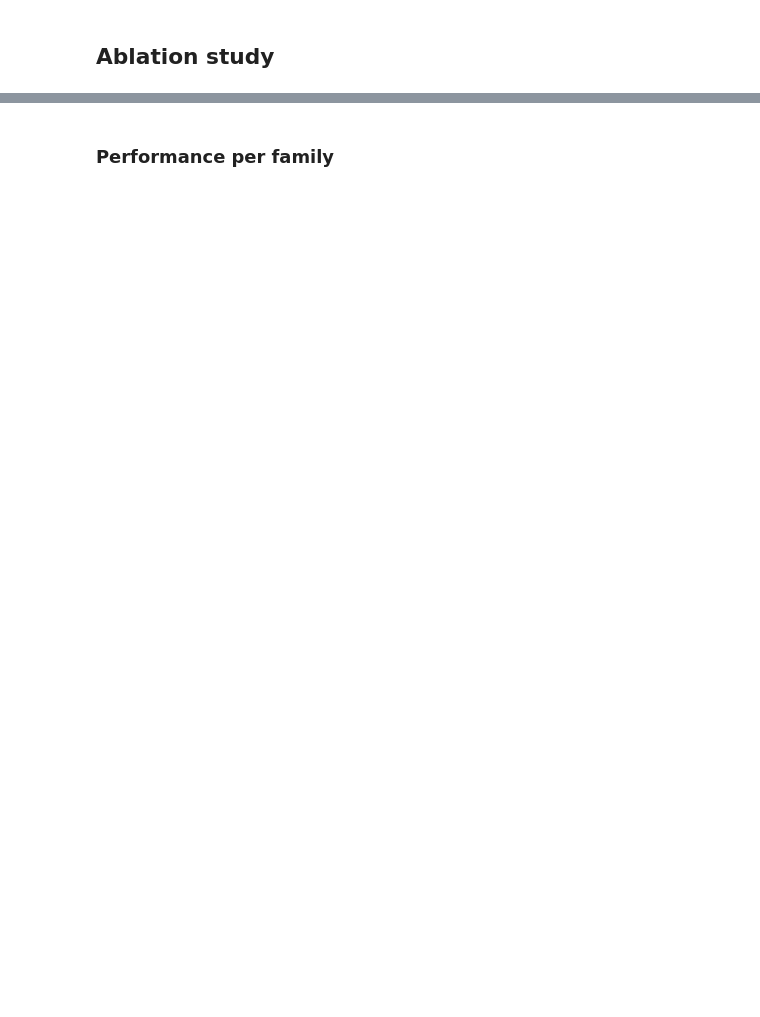
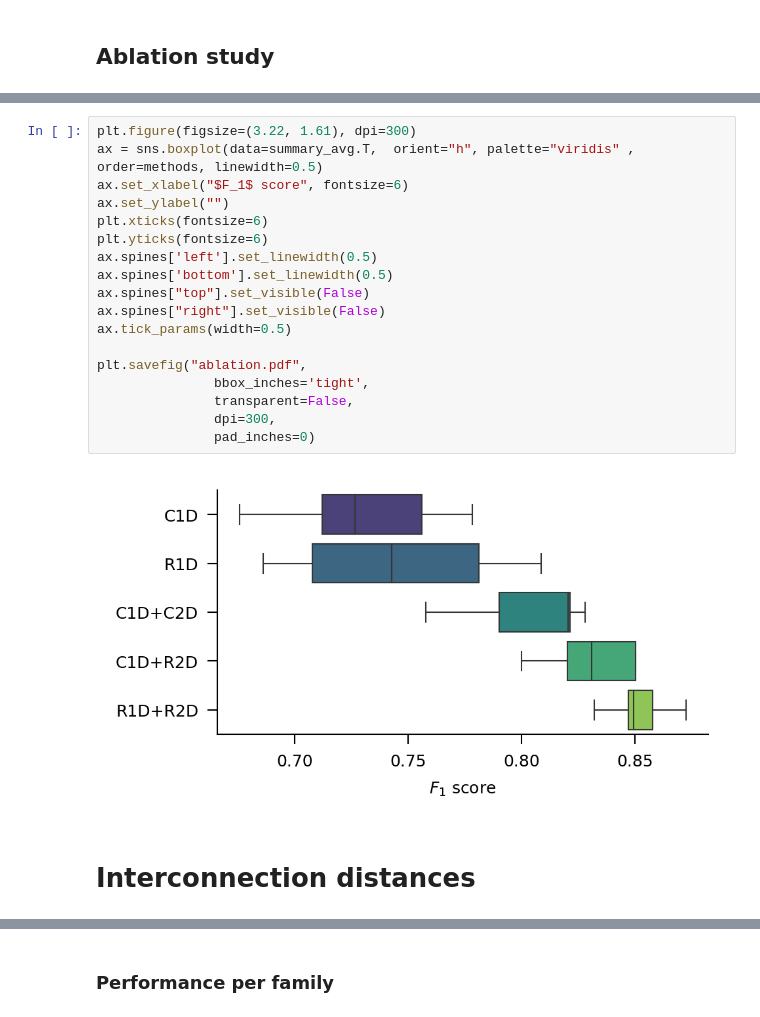
Before and after one commit to sinc-lab/sincFold, a Jupyter notebook: results/summary.ipynb, the cells around one changed output, grey strips where cells are left out. Drawn from its saved outputs; the diff is of its cells as text; blank space fills up the shorter version.

```diff
--- a/results/summary.ipynb
+++ b/results/summary.ipynb
@@ -68 +56,23 @@ dtype: float64
+# %%
+plt.figure(figsize=(3.22, 1.61), dpi=300)
+ax = sns.boxplot(data=summary_avg.T,  orient="h", palette="viridis" , order=methods, linewidth=0.5)
+ax.set_xlabel("$F_1$ score", fontsize=6)
+ax.set_ylabel("")
+plt.xticks(fontsize=6)
+plt.yticks(fontsize=6)
+ax.spines['left'].set_linewidth(0.5)
+ax.spines['bottom'].set_linewidth(0.5)
+ax.spines["top"].set_visible(False)
+ax.spines["right"].set_visible(False)
+ax.tick_params(width=0.5)
+
+plt.savefig("ablation.pdf",
+               bbox_inches='tight',
+               transparent=False,
+               dpi=300,
+               pad_inches=0)
+# %% [output]
+[figure, added]
+# %% [markdown]
+# Interconnection distances
 # %%
```
Also changed, not shown: parts of 15 cells of this notebook, 7 other files.
